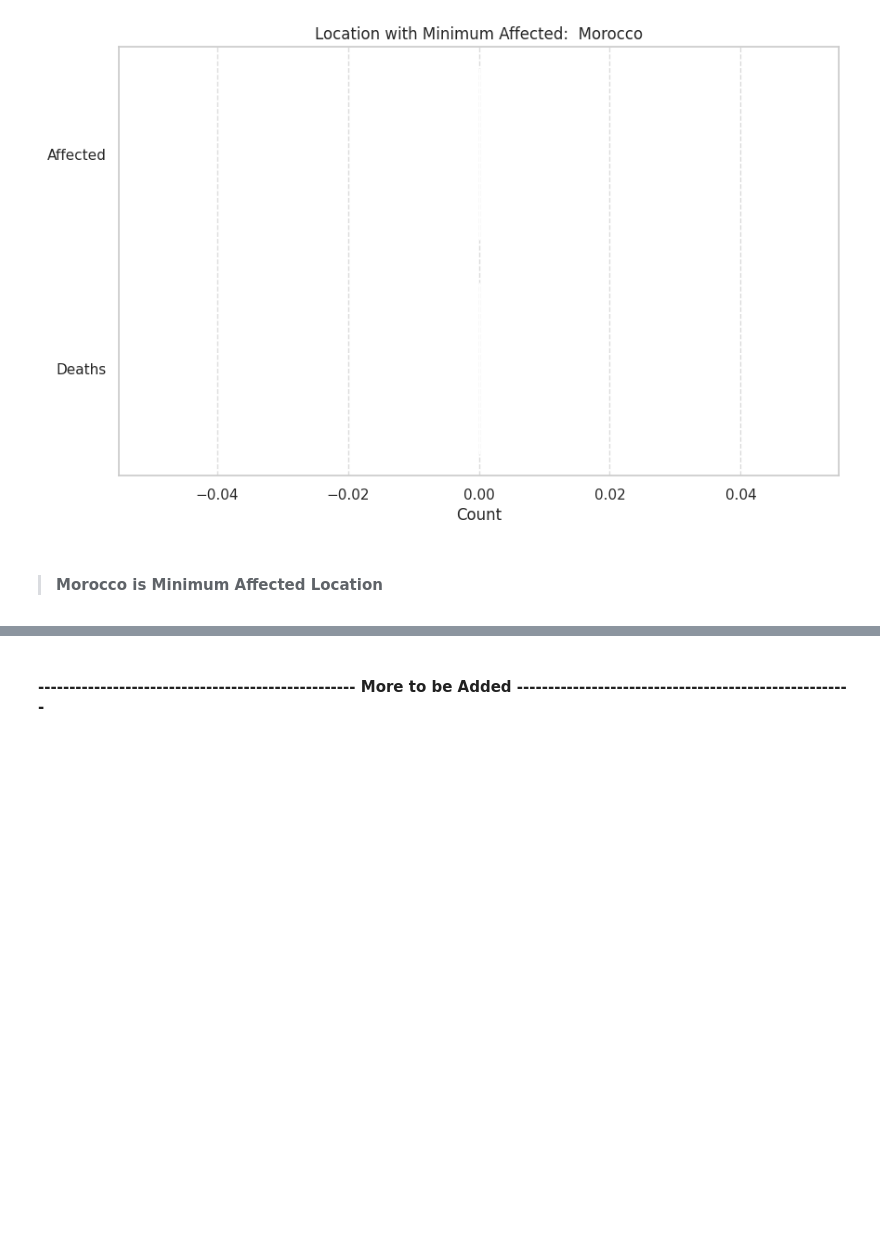
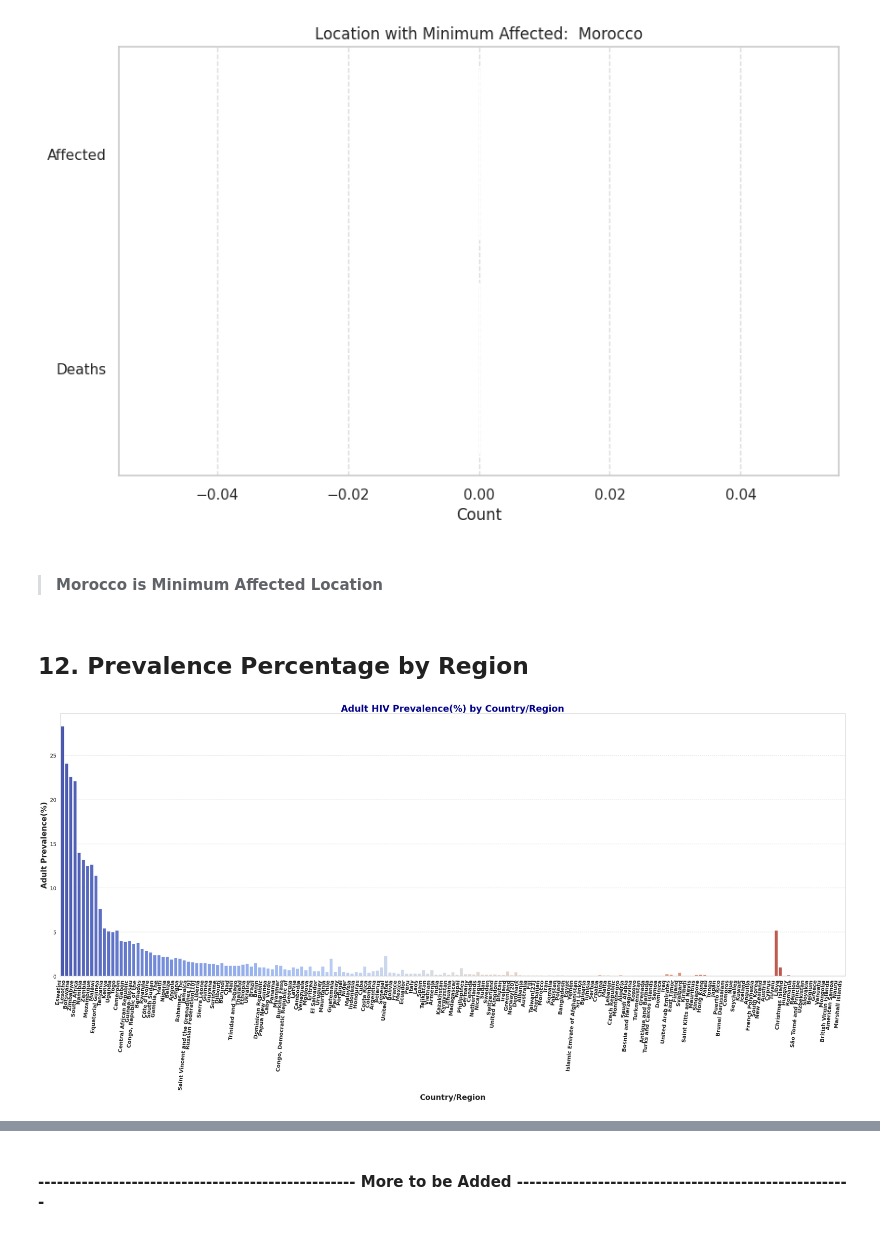
Before and after one commit to ictorv/HIV-Health-Crisis-Modeling, a Jupyter notebook: Tracking HIV: A Global Journey.ipynb, the cells around one changed output, grey strips where cells are left out. Drawn from its saved outputs; the diff is of its cells as text; code cells hidden in the pictures; blank space fills up the shorter version.

```diff
--- a/Tracking HIV: A Global Journey.ipynb
+++ b/Tracking HIV: A Global Journey.ipynb
@@ -138,3 +138,12 @@ df["Annual deaths"] = (
 )
 # %% [markdown]
 > Converted Annual deaths into int
+# %%
+df["Adult prevalence"] = (
+    df["Adult prevalence"]
+    .str.extract(r'([\d\.]+)')        # Extract numeric part
+    .replace("%", "", regex=False)    # Remove '%'
+    .replace("-", None)               # Replace '-' with None
+    .astype(float)                    # Convert to float
+)
+df["Adult prevalence"] = df["Adult prevalence"].fillna(0).astype(float)
@@ -319,3 +330,23 @@ plt.show()
 [figure]
 # %% [markdown]
 > #### **Morocco** is Minimum Affected Location
+# %% [markdown]
+## 12. Prevalence Percentage by Region
+# %%
+plt.figure(figsize=(30, 15))
+sns.barplot(
+    x='Country/Region,',
+    y='Adult prevalence',
+    data=df,
+    palette='coolwarm'  # Vibrant color palette
+)
+plt.title('Adult HIV Prevalence(%) by Country/Region', fontsize=24, fontweight='bold', color='darkblue')
+plt.xlabel('Country/Region', fontsize=20, fontweight='bold')
+plt.ylabel('Adult Prevalence(%)', fontsize=20, fontweight='bold')
+plt.xticks(rotation=85, ha='right', fontsize=14, fontweight='bold')
+plt.yticks(fontsize=14)
+plt.grid(axis='y', linestyle='--', alpha=0.7)
+plt.tight_layout()
+plt.show()
+# %% [output]
+[figure, added]
```
Also changed, not shown: parts of 10 cells of this notebook.
